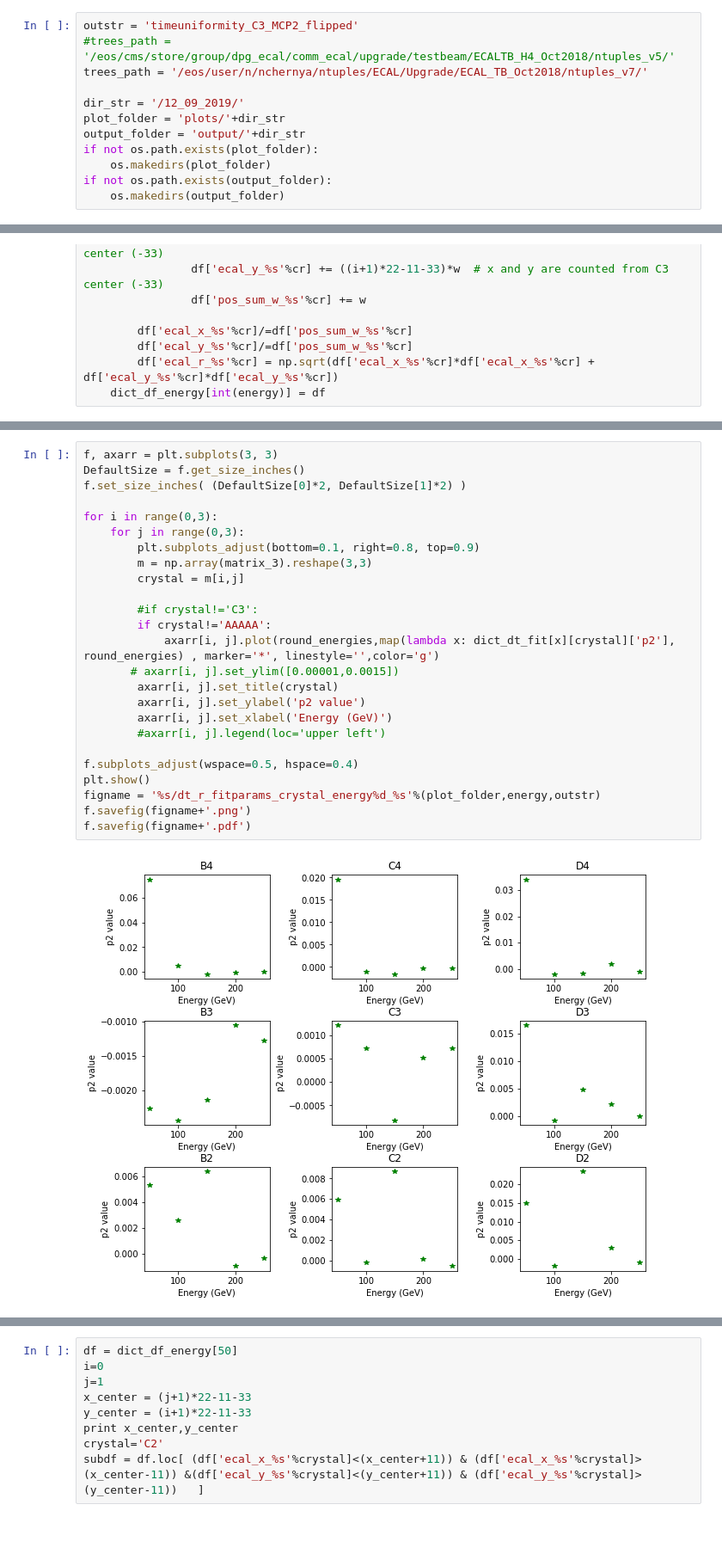
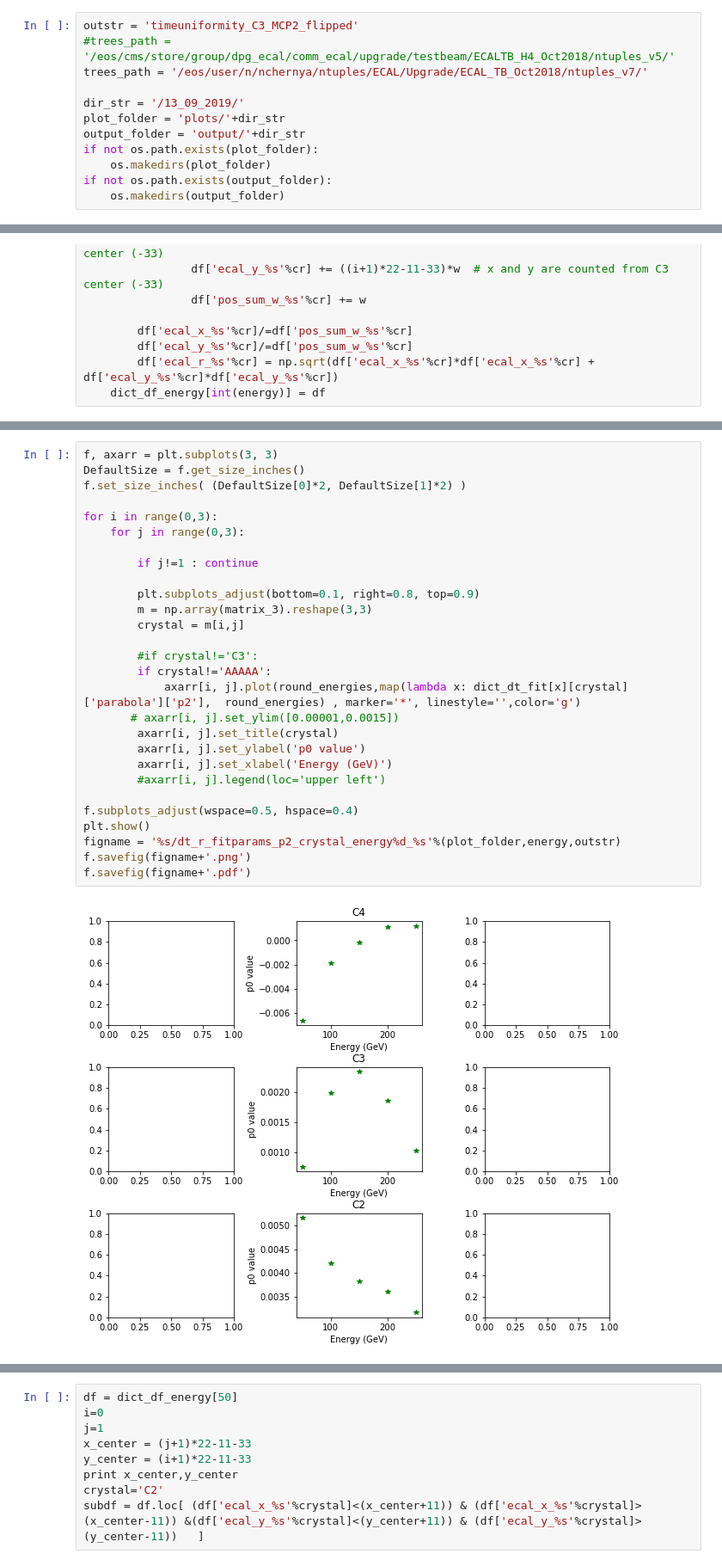
Before and after one commit to chernyavskaya/ECALtestBeam, a Jupyter notebook: EcalTimeUniformity.ipynb, the cells around one changed output, grey strips where cells are left out. Shown at 86% size. Cells and saved outputs as stored; diff of their text form; blank space fills up the shorter version.

```diff
--- a/EcalTimeUniformity.ipynb
+++ b/EcalTimeUniformity.ipynb
@@ -31,7 +32,7 @@ outstr = 'timeuniformity_C3_MCP2_flipped'
 #trees_path = '/eos/cms/store/group/dpg_ecal/comm_ecal/upgrade/testbeam/ECALTB_H4_Oct2018/ntuples_v5/'
 trees_path = '/eos/user/n/nchernya/ntuples/ECAL/Upgrade/ECAL_TB_Oct2018/ntuples_v7/'
 
-dir_str = '/12_09_2019/'
+dir_str = '/13_09_2019/'
 plot_folder = 'plots/'+dir_str
 output_folder = 'output/'+dir_str
 if not os.path.exists(plot_folder):
@@ -446,27 +444,30 @@ for num,energy in enumerate(round_energies):
 # %%
 f, axarr = plt.subplots(3, 3)
 DefaultSize = f.get_size_inches()
 f.set_size_inches( (DefaultSize[0]*2, DefaultSize[1]*2) )
 
 for i in range(0,3):
     for j in range(0,3):
+
+        if j!=1 : continue
+
         plt.subplots_adjust(bottom=0.1, right=0.8, top=0.9)
         m = np.array(matrix_3).reshape(3,3)
         crystal = m[i,j]
 
         #if crystal!='C3':
         if crystal!='AAAAA':
-            axarr[i, j].plot(round_energies,map(lambda x: dict_dt_fit[x][crystal]['p2'],  round_energies) , marker='*', linestyle='',color='g')
+            axarr[i, j].plot(round_energies,map(lambda x: dict_dt_fit[x][crystal]['parabola']['p2'],  round_energies) , marker='*', linestyle='',color='g')
        # axarr[i, j].set_ylim([0.00001,0.0015])
         axarr[i, j].set_title(crystal)
-        axarr[i, j].set_ylabel('p2 value')
+        axarr[i, j].set_ylabel('p0 value')
         axarr[i, j].set_xlabel('Energy (GeV)')
         #axarr[i, j].legend(loc='upper left')
 
 f.subplots_adjust(wspace=0.5, hspace=0.4)
 plt.show()
-figname = '%s/dt_r_fitparams_crystal_energy%d_%s'%(plot_folder,energy,outstr)
+figname = '%s/dt_r_fitparams_p2_crystal_energy%d_%s'%(plot_folder,energy,outstr)
 f.savefig(figname+'.png')
 f.savefig(figname+'.pdf')
 # %% [output]
-[figure, old version]
+[figure, new version]
```
Also changed, not shown: parts of 24 cells of this notebook, 1 other file.
